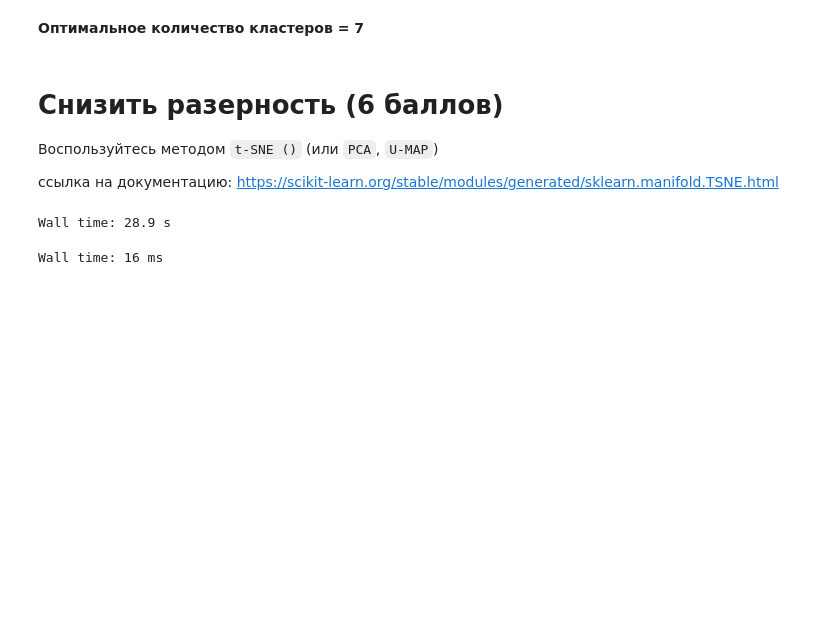
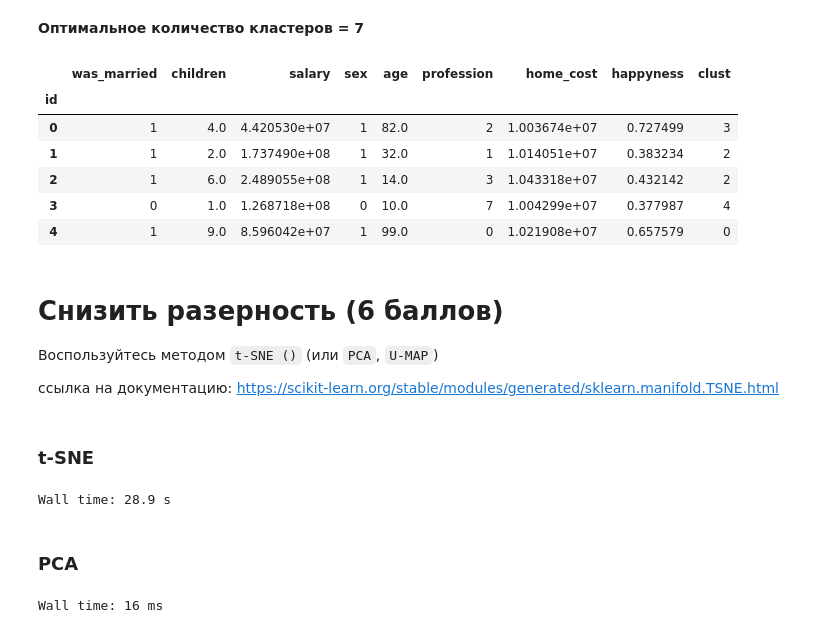
Before and after one commit to adasirotkina/DataScience_MIPT_2022, a Jupyter notebook: home_works/HW_1.ipynb, the cells around one changed output. Saved outputs shown, nothing was run; the diff lists cells and outputs as text; code cells hidden in the pictures; blank space fills up the shorter version.

```diff
--- a/home_works/HW_1.ipynb
+++ b/home_works/HW_1.ipynb
@@ -271,7 +281,18 @@ print(sorted_dict)
 **Оптимальное количество кластеров = 7**
 # %%
 clusterer = KMeans(n_clusters=7, random_state=42, max_iter=500)
-cluster_labels = clusterer.fit_predict(normal_data)
+cluster_labels = clusterer.fit_predict(normal_data) #номера калссов для каждого пользователя
+
+df['clust'] = cluster_labels
+df.head()
+# %% [output]
+|  | was_married | children | salary | sex | age | profession | home_cost | happyness | clust |
+| id |  |  |  |  |  |  |  |  |  |
+| 0 | 1 | 4.0 | 4.420530e+07 | 1 | 82.0 | 2 | 1.003674e+07 | 0.727499 | 3 |
+| 1 | 1 | 2.0 | 1.737490e+08 | 1 | 32.0 | 1 | 1.014051e+07 | 0.383234 | 2 |
+| 2 | 1 | 6.0 | 2.489055e+08 | 1 | 14.0 | 3 | 1.043318e+07 | 0.432142 | 2 |
+| 3 | 0 | 1.0 | 1.268718e+08 | 0 | 10.0 | 7 | 1.004299e+07 | 0.377987 | 4 |
+| 4 | 1 | 9.0 | 8.596042e+07 | 1 | 99.0 | 0 | 1.021908e+07 | 0.657579 | 0 |
 # %% [markdown]
 # Снизить разерность (6 баллов)
 
@@ -282,6 +303,8 @@ https://scikit-learn.org/stable/modules/generated/sklearn.manifold.TSNE.html
 # %%
 from sklearn.decomposition import PCA
 from sklearn.manifold import TSNE
+# %% [markdown]
+### t-SNE
 # %%
 %%time
 
@@ -290,6 +313,8 @@ data_x_y = TSNE(n_components=2, learning_rate=100, #'auto' не работает
                 init='random').fit_transform(normal_data)
 # %% [output]
 Wall time: 28.9 s
+# %% [markdown]
+### PCA
 # %%
 %%time
 
```
Also changed, not shown: parts of 7 cells of this notebook.
